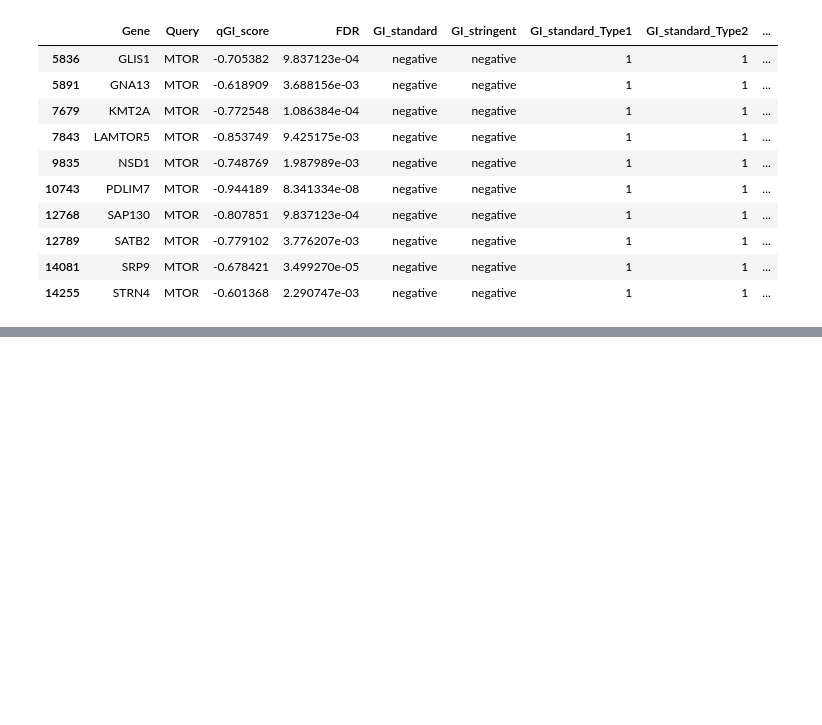
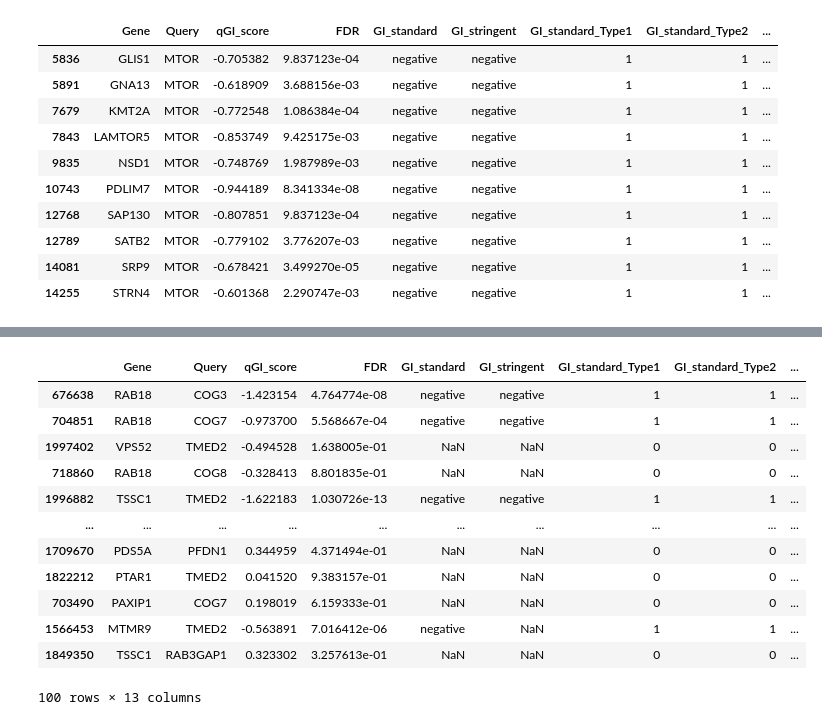
Before and after one commit to Karashan/DeepSLP, a Jupyter notebook: notebooks/heldout_stats.ipynb, the cells around one changed output, grey strips where cells are left out. Drawn from its saved outputs; the diff is of its cells as text; code cells hidden in the pictures; blank space fills up the shorter version.

```diff
--- a/notebooks/heldout_stats.ipynb
+++ b/notebooks/heldout_stats.ipynb
@@ -196,0 +207,16 @@ df_ens_pred_MTOR[df_ens_pred_MTOR['GI_stringent_Type2']==1]
+# %%
+df_ens_pred.sort_values('predict_proba', ascending=False).head(100)
+# %% [output]
+|  | Gene | Query | qGI_score | FDR | GI_standard | GI_stringent | GI_standard_Type1 | GI_standard_Type2 | ... |
+| 676638 | RAB18 | COG3 | -1.423154 | 4.764774e-08 | negative | negative | 1 | 1 | ... |
+| 704851 | RAB18 | COG7 | -0.973700 | 5.568667e-04 | negative | negative | 1 | 1 | ... |
+| 1997402 | VPS52 | TMED2 | -0.494528 | 1.638005e-01 | NaN | NaN | 0 | 0 | ... |
+| 718860 | RAB18 | COG8 | -0.328413 | 8.801835e-01 | NaN | NaN | 0 | 0 | ... |
+| 1996882 | TSSC1 | TMED2 | -1.622183 | 1.030726e-13 | negative | negative | 1 | 1 | ... |
+| ... | ... | ... | ... | ... | ... | ... | ... | ... | ... |
+| 1709670 | PDS5A | PFDN1 | 0.344959 | 4.371494e-01 | NaN | NaN | 0 | 0 | ... |
+| 1822212 | PTAR1 | TMED2 | 0.041520 | 9.383157e-01 | NaN | NaN | 0 | 0 | ... |
+| 703490 | PAXIP1 | COG7 | 0.198019 | 6.159333e-01 | NaN | NaN | 0 | 0 | ... |
+| 1566453 | MTMR9 | TMED2 | -0.563891 | 7.016412e-06 | negative | NaN | 1 | 1 | ... |
+| 1849350 | TSSC1 | RAB3GAP1 | 0.323302 | 3.257613e-01 | NaN | NaN | 0 | 0 | ... |
+100 rows × 13 columns
```
Also changed, not shown: parts of 6 cells of this notebook.
